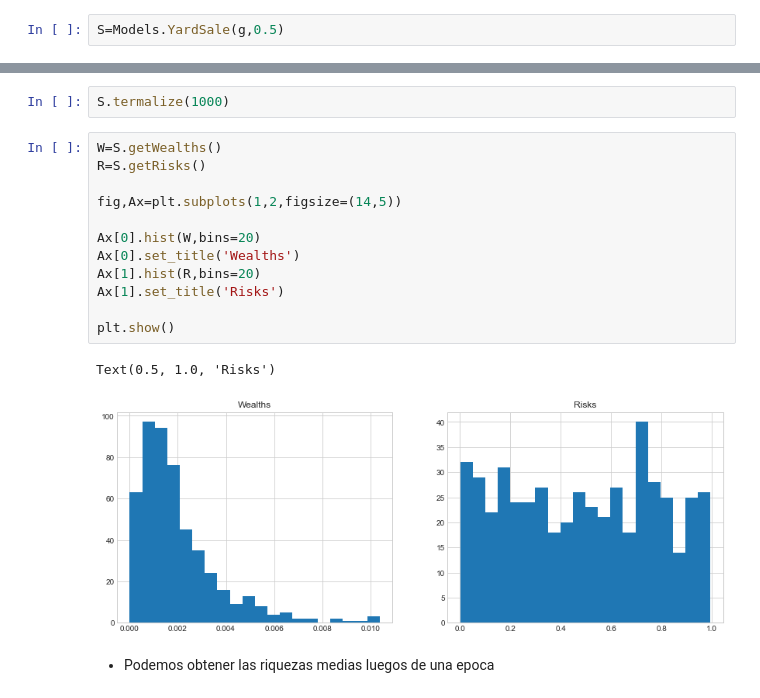
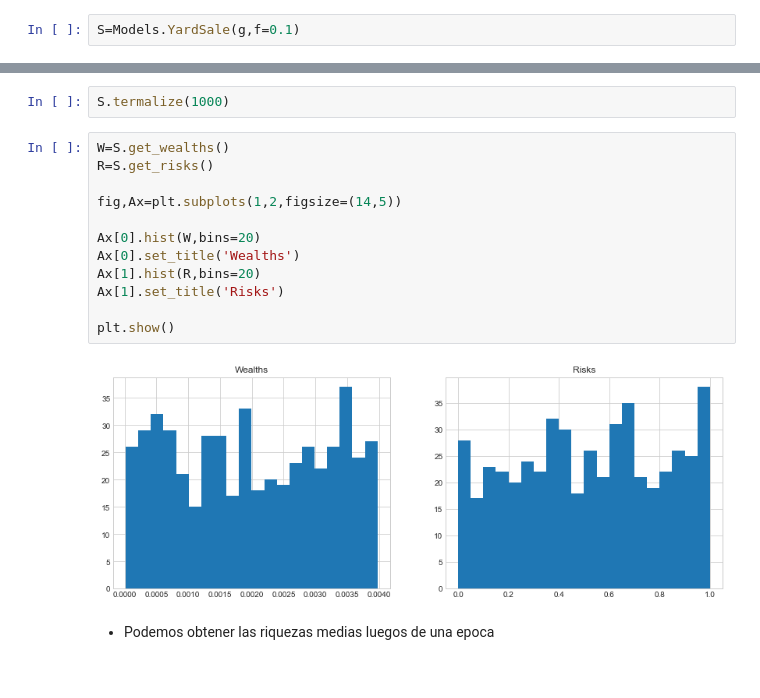
Before and after one commit to Qsanti/cuTradeNet, a Jupyter notebook: Demo.ipynb, the cells around one changed output, grey strips where cells are left out. Cells and saved outputs as stored; diff of their text form.

```diff
--- a/Demo.ipynb
+++ b/Demo.ipynb
@@ -17,4 +17,4 @@ ig.plot(g,bbox=(300,300),vertex_size=5)
 ## Creamos el sitema de yard sale
 * Pasamos topología de y factor de protección social
 # %%
-S=Models.YardSale(g,0.5)
+S=Models.YardSale(g,f=0.1)
@@ -39,20 +46,19 @@ plt.show()
 # %%
 S.termalize(1000)
 # %%
-W=S.getWealths()
-R=S.getRisks()
+W=S.get_wealths()
+R=S.get_risks()
 
 fig,Ax=plt.subplots(1,2,figsize=(14,5))
 
 Ax[0].hist(W,bins=20)
 Ax[0].set_title('Wealths')
 Ax[1].hist(R,bins=20)
 Ax[1].set_title('Risks')
 
 plt.show()
 # %% [output]
-Text(0.5, 1.0, 'Risks')
-[figure, old version]
+[figure, new version]
 # %% [markdown]
 * Podemos obtener las riquezas medias luegos de una epoca
 # %%
```
Also changed, not shown: parts of 13 cells of this notebook, 2 other files.
